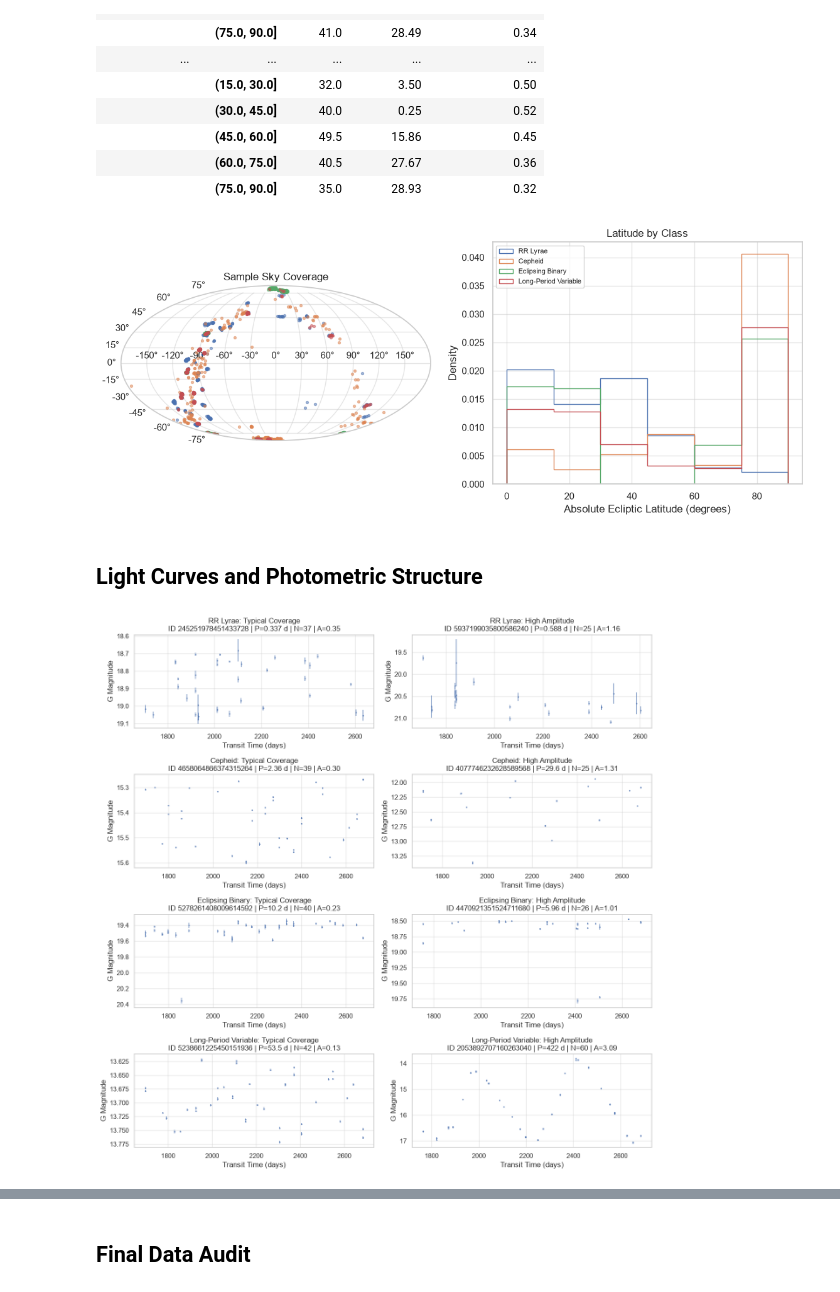
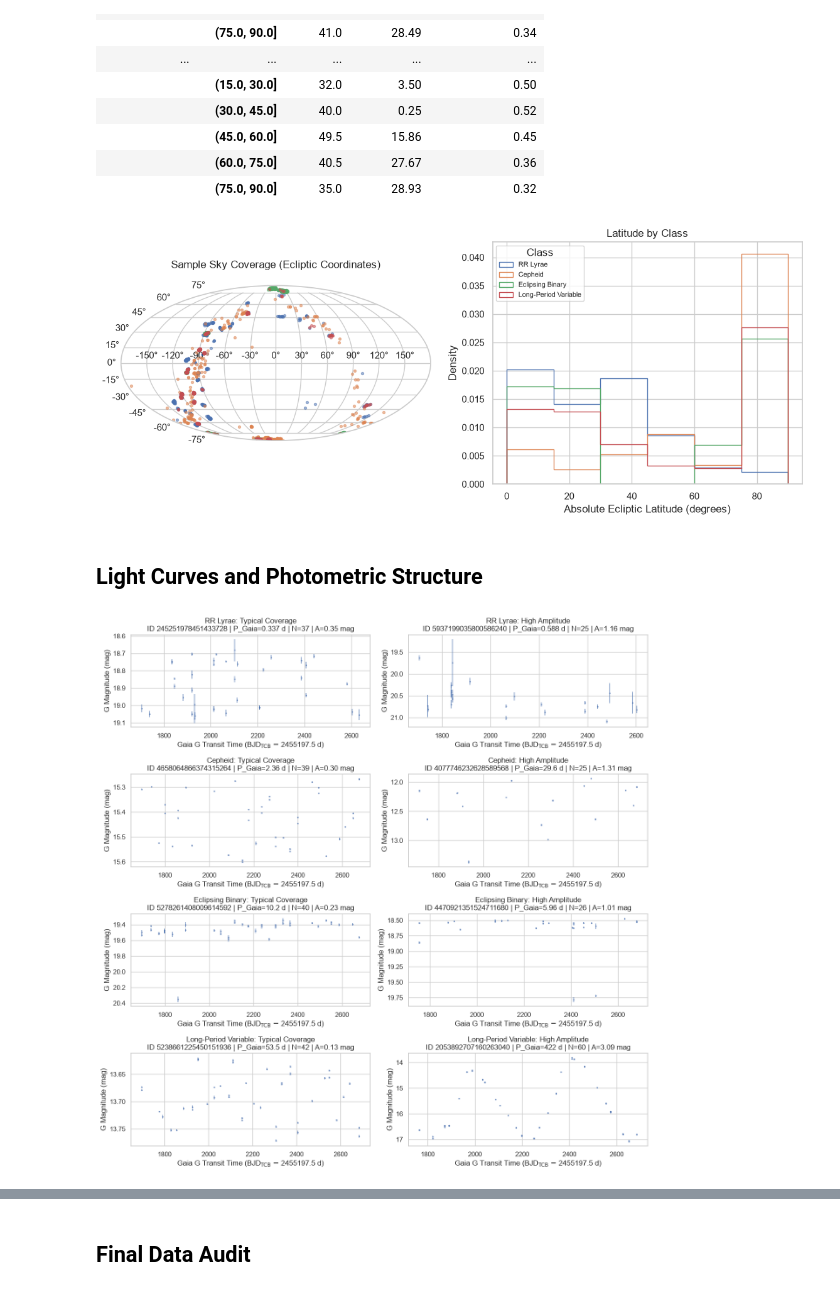
Before and after one commit to sumaitate/gaia-varstars, a Jupyter notebook: notebooks/01_gaia_eda.ipynb, the cells around one changed output, grey strips where cells are left out. Drawn from its saved outputs; the diff is of its cells as text; code cells hidden in the pictures.

```diff
--- a/notebooks/01_gaia_eda.ipynb
+++ b/notebooks/01_gaia_eda.ipynb
@@ -33,14 +25,6 @@ Status messages could not be retrieved
 # %%
 sources = pd.read_csv(SOURCE_FILE)
-photometry = pd.read_csv(PHOTOMETRY_FILE, dtype={"transit_id": "string"})
-
-if "band" in photometry:
-    photometry = photometry.loc[photometry["band"].astype("string").str.upper().eq("G")].copy()
-    photometry = photometry.rename(columns={
-        "time": "g_transit_time", "mag": "g_transit_mag", "flux": "g_transit_flux",
-        "flux_error": "g_transit_flux_error", "n_obs": "g_transit_n_obs",
-        "rejected_by_variability": "variability_flag_g_reject"
-    })
+photometry = normalize(pd.read_csv(PHOTOMETRY_FILE, dtype={"transit_id": "string"}))
 # %% [markdown]
 ## Data Overview
 # %% [markdown]
@@ -516,54 +494,39 @@ for name in CLASSES:
     group = stars.loc[stars["class_name"].eq(name)].dropna(subset=["ecl_lon", "ecl_lat"])
     longitude = (group["ecl_lon"] + 180) % 360 - 180
     sky_axis.scatter(np.radians(longitude), np.radians(group["ecl_lat"]), s=8, alpha=0.5, label=name)
-    latitude_axis.hist(group["abs_latitude"].dropna(), bins=[0, 15, 30, 45, 60, 75, 90], density=True, histtype="step", label=name)
+    latitude_axis.hist(group["abs_latitude"], bins=[0, 15, 30, 45, 60, 75, 90], density=True, histtype="step", label=name)
 
-sky_axis.set_title("Sample Sky Coverage")
+sky_axis.set_title("Sample Sky Coverage (Ecliptic Coordinates)", pad=20)
 sky_axis.grid(True)
 
 latitude_axis.set(xlabel="Absolute Ecliptic Latitude (degrees)", ylabel="Density", title="Latitude by Class")
-latitude_axis.legend(fontsize=8)
+latitude_axis.legend(title="Class", fontsize=8)
 
-figure.savefig(FIGURES_ROOT / "03_sky_coverage.png", dpi=160, bbox_inches="tight")
+figure.savefig(FIGURES_ROOT / "sky_coverage.png", dpi=160, bbox_inches="tight")
 plt.show()
 # %% [output]
-[figure, old version]
+[figure, new version]
 # %% [markdown]
 ## Light Curves and Photometric Structure
 # %%
 figure, axes = plt.subplots(4, 2, figsize=(13, 13))
 
 for row, name in enumerate(CLASSES):
     group = stars.loc[stars["class_name"].eq(name) & stars["usable"]]
-
-    if group.empty:
-        for axis in axes[row]:
-            axis.set_visible(False)
-        continue
-
     typical = group.iloc[(group["n_epochs"] - group["n_epochs"].median()).abs().argmin()]
     high = group.loc[group["amplitude"].idxmax()]
 
     for axis, (label_name, star) in zip(axes[row], [("Typical Coverage", typical), ("High Amplitude", high)]):
-        group_obs = observations.loc[observations["source_id"].eq(star["source_id"])]
-        valid = group_obs["magnitude_error"].gt(0) & np.isfinite(group_obs["magnitude_error"])
-
-        axis.errorbar(
-            group_obs.loc[valid, "g_transit_time"], group_obs.loc[valid, "g_transit_mag"],
-            yerr=group_obs.loc[valid, "magnitude_error"], fmt=".", ms=3, alpha=0.6
-        )
-        axis.scatter(
-            group_obs.loc[~valid, "g_transit_time"],
-            group_obs.loc[~valid, "g_transit_mag"], s=10
-        )
+        curve = observations.loc[observations["source_id"].eq(star["source_id"])]
+        axis.errorbar(curve["g_transit_time"], curve["g_transit_mag"], yerr=curve["magnitude_error"], fmt=".", ms=3, alpha=0.6)
         axis.invert_yaxis()
         axis.set(
-            title=f"{name}: {label_name}\nID {int(star['source_id'])} | P={star['gaia_period']:.3g} d | N={star['n_epochs']} | A={star['amplitude']:.2f}",
-            xlabel="Transit Time (days)", ylabel="G Magnitude"
+            title=f"{name}: {label_name}\nID {int(star['source_id'])} | P_Gaia={star['gaia_period']:.3g} d | N={star['n_epochs']} | A={star['amplitude']:.2f} mag",
+            xlabel=r"Gaia G Transit Time (BJD$_{\mathrm{TCB}}$ $-$ 2455197.5 d)", ylabel="G Magnitude (mag)"
         )
 
 figure.tight_layout()
-figure.savefig(FIGURES_ROOT / "04_light_curves.png", dpi=160, bbox_inches="tight")
+figure.savefig(FIGURES_ROOT / "light_curves.png", dpi=160, bbox_inches="tight")
 plt.show()
 # %% [output]
-[figure, old version]
+[figure, new version]
```
Also changed, not shown: parts of 21 cells of this notebook, 36 other files.
